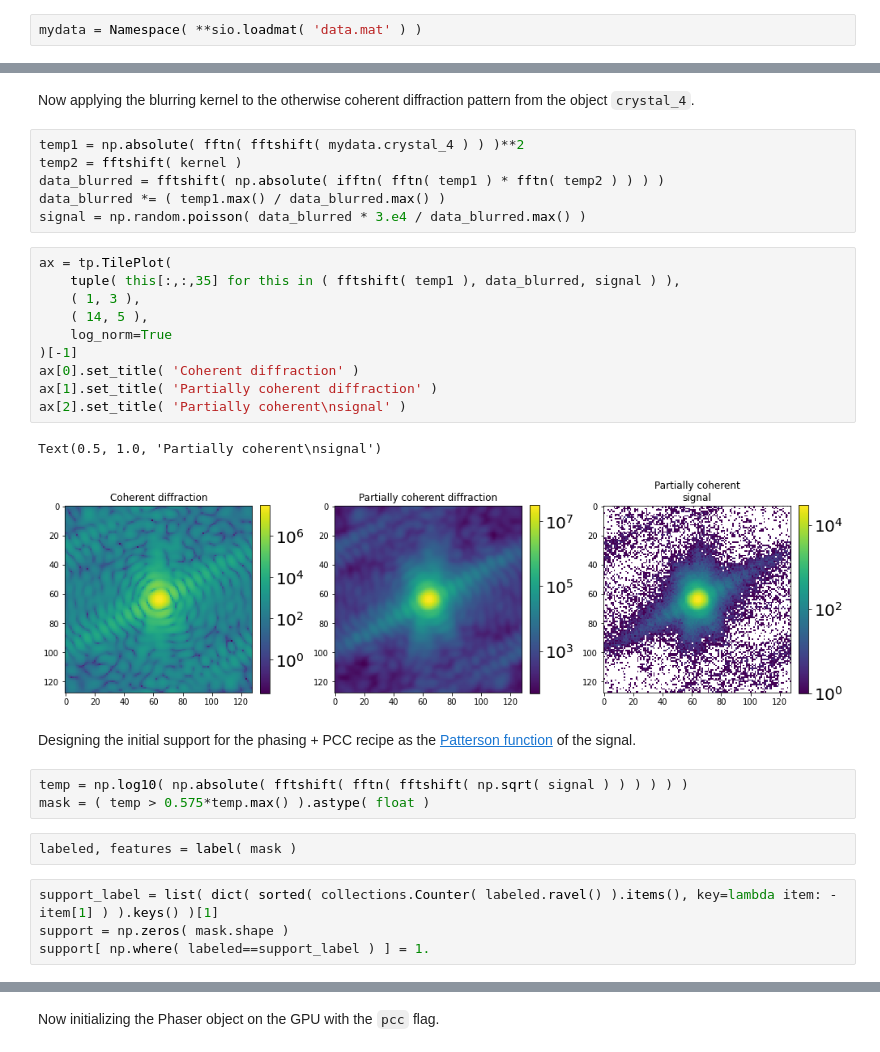
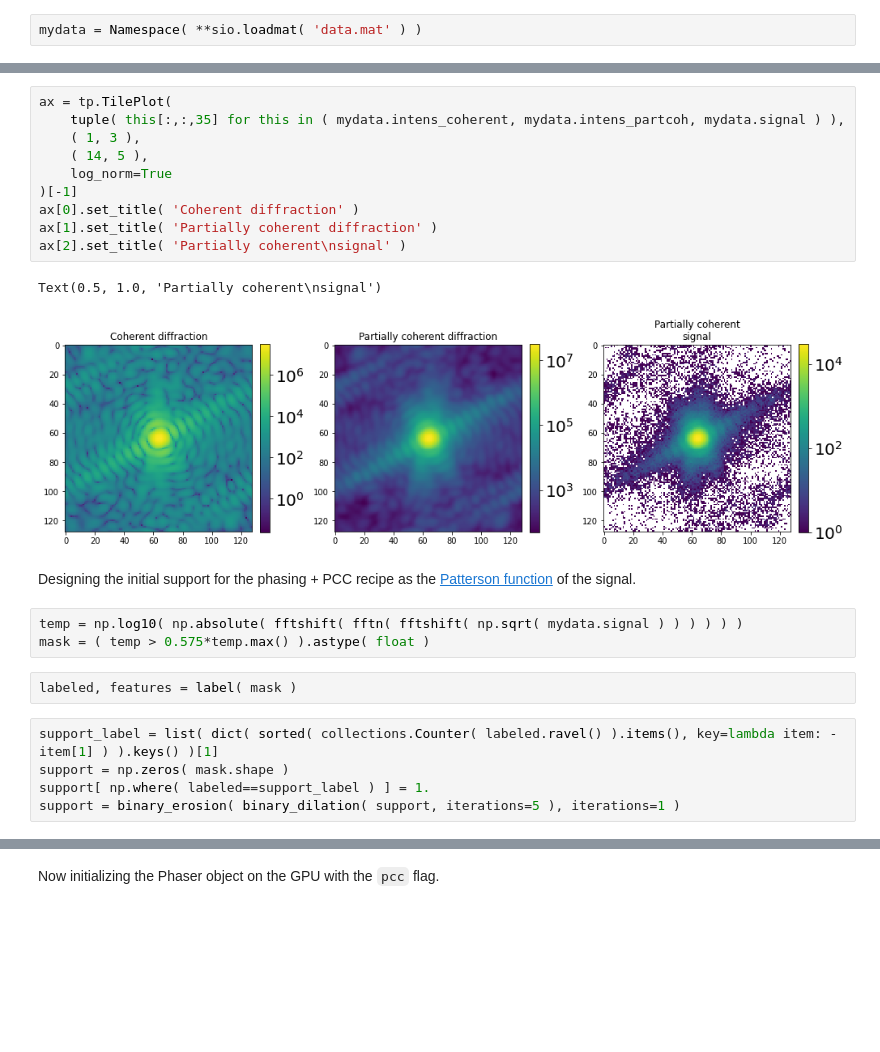
Before and after one commit to siddharth-maddali/Phaser, a Jupyter notebook: partial_coherence.ipynb, the cells around one changed output, grey strips where cells are left out. Drawn from its saved outputs; the diff is of its cells as text; blank space fills up the shorter version.

```diff
--- a/partial_coherence.ipynb
+++ b/partial_coherence.ipynb
@@ -89,28 +67,20 @@ print( kernel.sum() ) # check if normalized
-# %% [markdown]
-Now applying the blurring kernel to the otherwise coherent diffraction pattern from the object `crystal_4`.
-# %%
-temp1 = np.absolute( fftn( fftshift( mydata.crystal_4 ) ) )**2
-temp2 = fftshift( kernel )
-data_blurred = fftshift( np.absolute( ifftn( fftn( temp1 ) * fftn( temp2 ) ) ) )
-data_blurred *= ( temp1.max() / data_blurred.max() )
-signal = np.random.poisson( data_blurred * 3.e4 / data_blurred.max() )
 # %%
 ax = tp.TilePlot(
-    tuple( this[:,:,35] for this in ( fftshift( temp1 ), data_blurred, signal ) ),
+    tuple( this[:,:,35] for this in ( mydata.intens_coherent, mydata.intens_partcoh, mydata.signal ) ),
     ( 1, 3 ),
     ( 14, 5 ),
     log_norm=True
 )[-1]
 ax[0].set_title( 'Coherent diffraction' )
 ax[1].set_title( 'Partially coherent diffraction' )
 ax[2].set_title( 'Partially coherent\nsignal' )
 # %% [output]
 Text(0.5, 1.0, 'Partially coherent\nsignal')
-[figure, old version]
+[figure, new version]
 # %% [markdown]
 Designing the initial support for the phasing + PCC recipe as the [Patterson function](https://en.wikipedia.org/wiki/Patterson_function) of the signal.
 # %%
-temp = np.log10( np.absolute( fftshift( fftn( fftshift( np.sqrt( signal ) ) ) ) ) )
+temp = np.log10( np.absolute( fftshift( fftn( fftshift( np.sqrt( mydata.signal ) ) ) ) ) )
 mask = ( temp > 0.575*temp.max() ).astype( float )
 # %%
 labeled, features = label( mask )
@@ -118,6 +88,7 @@ labeled, features = label( mask )
 support_label = list( dict( sorted( collections.Counter( labeled.ravel() ).items(), key=lambda item: -item[1] ) ).keys() )[1]
 support = np.zeros( mask.shape )
 support[ np.where( labeled==support_label ) ] = 1.
+support = binary_erosion( binary_dilation( support, iterations=5 ), iterations=1 )
 # %%
 ax = tp.TilePlot(
     tuple( this[64,:,:] for this in ( np.absolute( mydata.crystal_4 ), support ) ),
```
Also changed, not shown: parts of 11 cells of this notebook.
